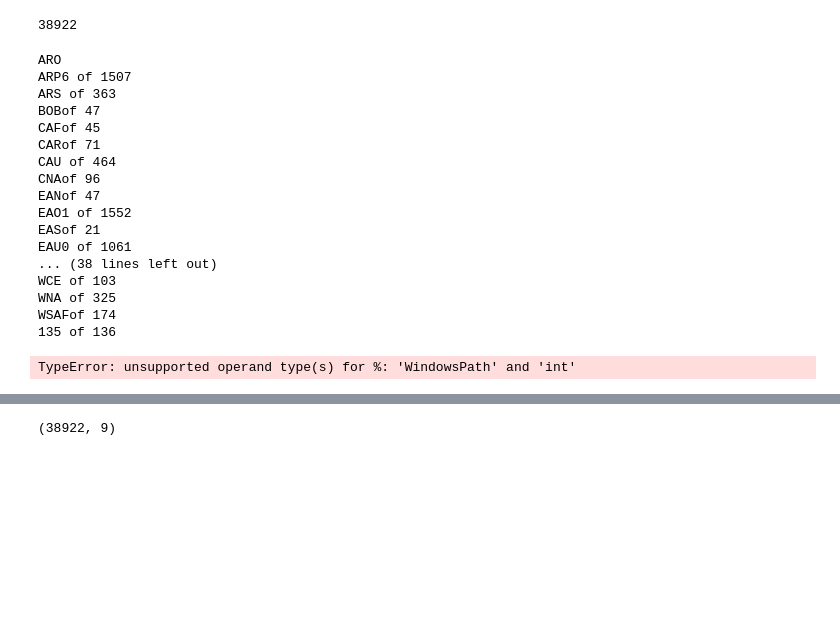
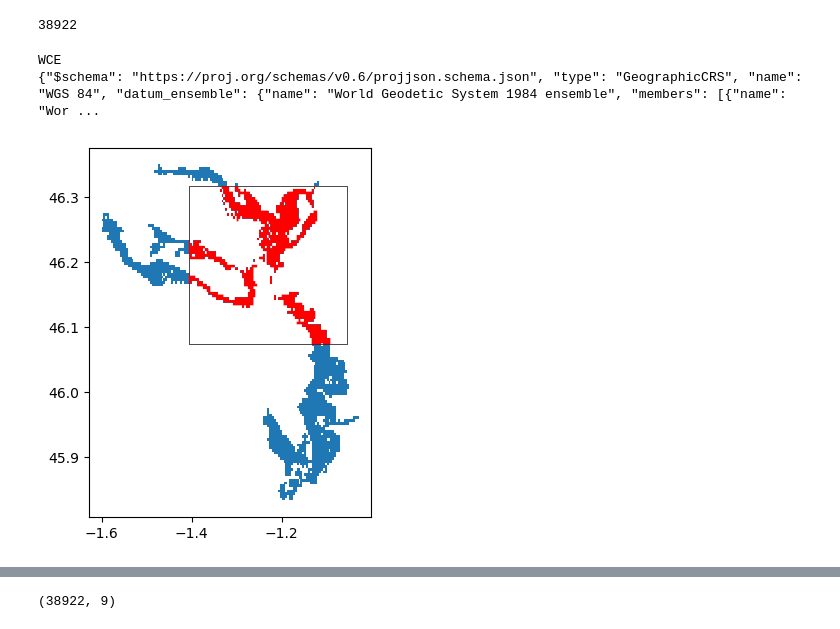
Before and after one commit to openearth/eo-bathymetry, a Jupyter notebook: notebooks/cmems-bathymetry/check_global_tiles.ipynb, the cells around one changed output, grey strips where cells are left out. Cells and saved outputs as stored; diff of their text form; code cells hidden in the pictures; blank space fills up the shorter version.

```diff
--- a/notebooks/cmems-bathymetry/check_global_tiles.ipynb
+++ b/notebooks/cmems-bathymetry/check_global_tiles.ipynb
@@ -378,57 +378,48 @@ Total number of boxes
 # %%
 # building a df of boxes, with some additional characteristics (perc of the area covered by the mask, area acronym, etc.)
 df_boxes = pd.DataFrame()
 for i in os.listdir(main_fol / "00_miscellaneous" / "AOI_polygons_world"):
-    print(i)
-    #if i == "WCE":
-    for idx, j in enumerate(os.listdir(main_fol / "00_miscellaneous" / "AOI_polygons_world" / i)):
-        #if j == "z10_x508_y363.geojson":
-        print('% s of %s' % (idx, len(os.listdir(main_fol / "00_miscellaneous" / "AOI_polygons_world" / i))), flush=True, end="\r")
+    if i == "WCE":
+        print(i)
+        for idx, j in enumerate(os.listdir(main_fol / "00_miscellaneous" / "AOI_polygons_world" / i)):
+            if j == "z10_x508_y363.geojson":
+                print('% s of %s' % (idx, len(os.listdir(main_fol / "00_miscellaneous" / "AOI_polygons_world" / i))), flush=True, end="\r")
 
-        # open the box as gpd
-        with open(main_fol / "00_miscellaneous" / "AOI_polygons_world" / i / j) as f:
-            df = gpd.read_file(f)
-            df["path"] = main_fol / "00_miscellaneous" / "AOI_polygons_world" / i / j
-            df["ref_region"] = i
+                # open the box as gpd
+                with open(main_fol / "00_miscellaneous" / "AOI_polygons_world" / i / j) as f:
+                    df = gpd.read_file(f)
+                    df["path"] = main_fol / "00_miscellaneous" / "AOI_polygons_world" / i / j
+                    df["ref_region"] = i
 
-            # Perform spatial join are areas intersecting with the mask (as pre-filter)
-            joined_gdf = df_org.sjoin(df.to_crs("EPSG:4326"), how='inner', predicate='intersects')
+                    # Perform spatial join are areas intersecting with the mask (as pre-filter)
+                    joined_gdf = df_org.sjoin(df.to_crs("EPSG:4326"), how='inner', predicate='intersects')
 
-            # Intersection of polygons to the bounding box of the tile
-            cropped_gdf = gpd.overlay(joined_gdf, df.to_crs("EPSG:4326"), how='intersection')
+                    # Intersection of polygons to the bounding box of the tile
+                    cropped_gdf = gpd.overlay(joined_gdf, df.to_crs("EPSG:4326"), how='intersection')
 
-            # make example plot
-            # ax = joined_gdf.plot()
-            # df.to_crs("epsg:4326").plot(ax=ax, linewidth=0.5, edgecolor='black', facecolor='none')
-            # cropped_gdf.plot(ax=ax, facecolor='red')
+                    # erode the cropped_gdf
+                    # bbox 50 m larger
+                    # cropped_gdf 50 m smaller
+                    print(cropped_gdf.to_crs)
+                    cropped_gdf = cropped_gdf.buffer(-0.0001)
 
-            # calculate the area
-            df["area_perc"] = round((sum(cropped_gdf.geometry.area)/df.to_crs("epsg:4326").area)*100,2) # percentage of the area covered by the mask
+                    # make example plot
+                    ax = joined_gdf.plot()
+                    df.to_crs("epsg:4326").plot(ax=ax, linewidth=0.5, edgecolor='black', facecolor='none')
+                    cropped_gdf.plot(ax=ax, facecolor='red')
 
-            # merge in
-            df_boxes = pd.concat([df_boxes, df], ignore_index=True)
+                    # calculate the area
+                    df["area_perc"] = round((sum(cropped_gdf.geometry.area)/df.to_crs("epsg:4326").area)*100,2) # percentage of the area covered by the mask
+
+                    # merge in
+                    df_boxes = pd.concat([df_boxes, df], ignore_index=True)
 
 # save the df
-df_boxes.to_csv(main_fol / "00_miscellaneous" / "AOI_polygons_world" / "df_boxes_world_%s.csv" % zoomed_list[sel_tile])
+#df_boxes.to_csv(main_fol / "00_miscellaneous" / "AOI_polygons_world" / "df_boxes_world_%s.csv" % zoomed_list[sel_tile])
 # %% [output]
-ARO
-ARP6 of 1507
-ARS of 363
-BOBof 47
-CAFof 45
-CARof 71
-CAU of 464
-CNAof 96
-EANof 47
-EAO1 of 1552
-EASof 21
-EAU0 of 1061
-... (38 lines left out)
-WCE of 103
-WNA of 325
-WSAFof 174
-135 of 136
+WCE
+{"$schema": "https://proj.org/schemas/v0.6/projjson.schema.json", "type": "GeographicCRS", "name": "WGS 84", "datum_ensemble": {"name": "World Geodetic System 1984 ensemble", "members": [{"name": "Wor ...
-TypeError: unsupported operand type(s) for %: 'WindowsPath' and 'int'
+[figure, added]
 # %%
 df_boxes.to_csv(main_fol / "00_miscellaneous" / "AOI_polygons_world" / ("df_boxes_world_Z" + str(zoomed_list[sel_tile]) + ".csv"))
 # %%
```
